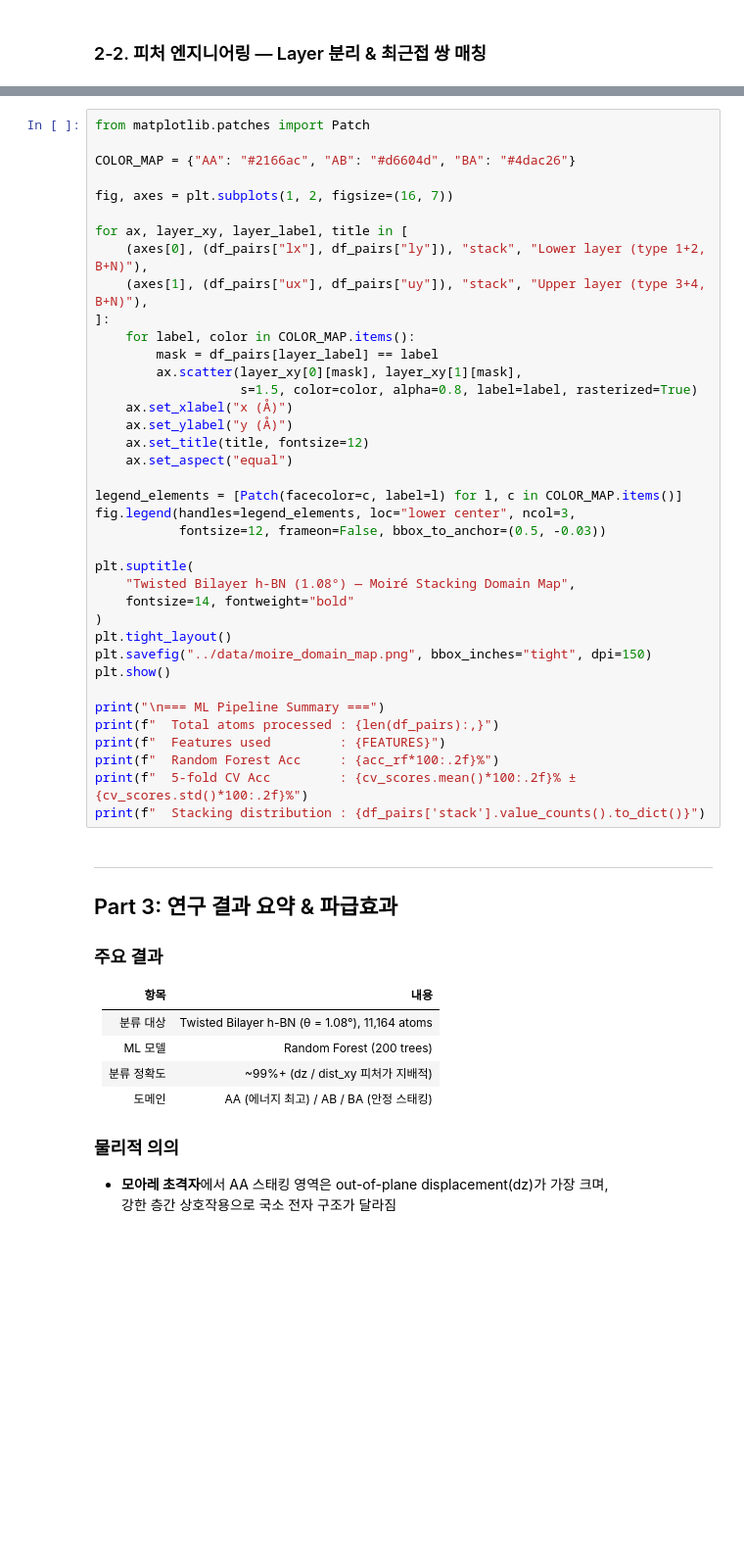
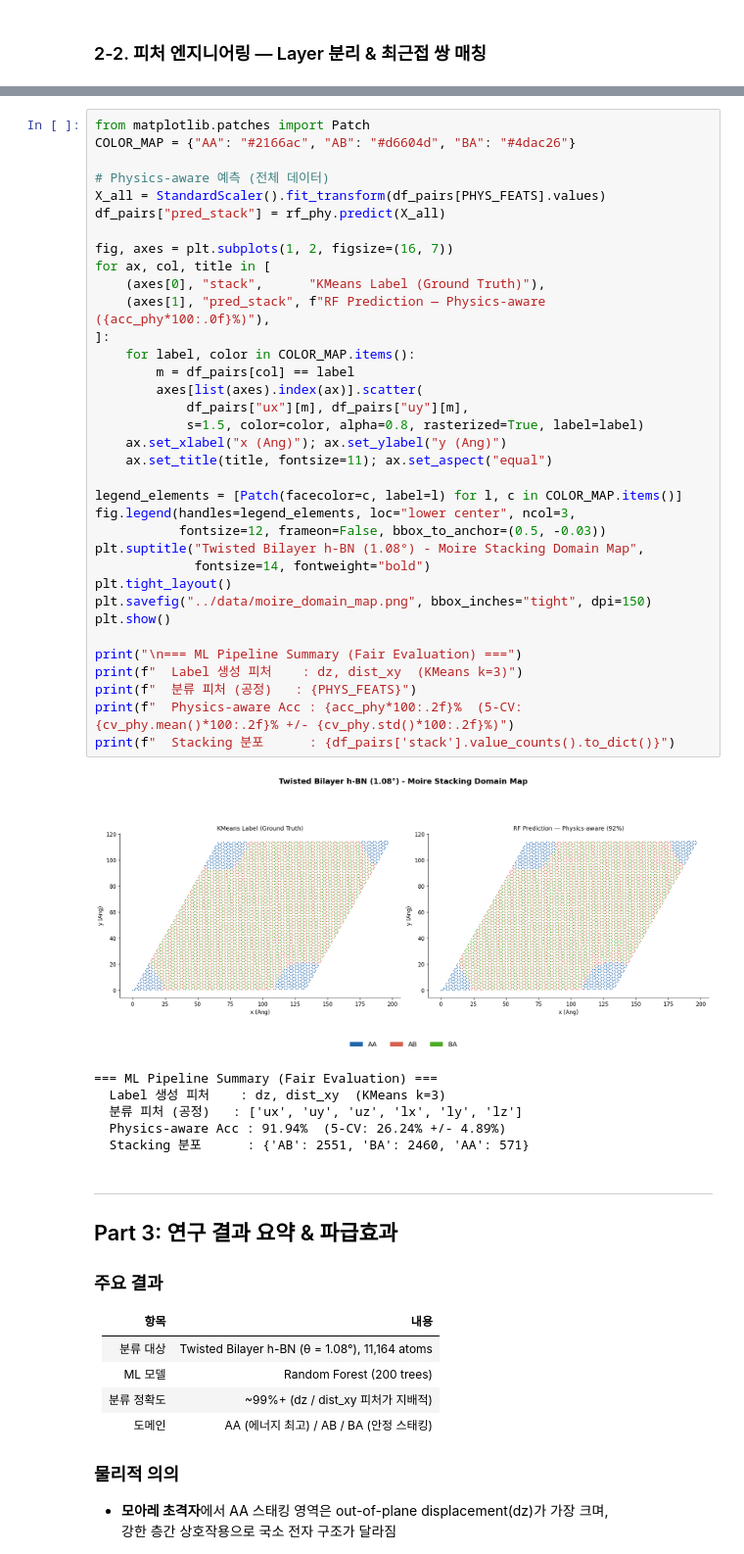
Before and after one commit to Chankyu99/2024_UOS_Physics, a Jupyter notebook: notebooks/2024_고체물리인턴_포폴용.ipynb, the cells around one changed output, grey strips where cells are left out. Shown at 98% size. Saved outputs shown, nothing was run; the diff lists cells and outputs as text; blank space fills up the shorter version.

```diff
--- a/notebooks/2024_고체물리인턴_포폴용.ipynb
+++ b/notebooks/2024_고체물리인턴_포폴용.ipynb
@@ -374,41 +497,45 @@ plt.show()
 # %%
 from matplotlib.patches import Patch
-
 COLOR_MAP = {"AA": "#2166ac", "AB": "#d6604d", "BA": "#4dac26"}
 
+# Physics-aware 예측 (전체 데이터)
+X_all = StandardScaler().fit_transform(df_pairs[PHYS_FEATS].values)
+df_pairs["pred_stack"] = rf_phy.predict(X_all)
+
 fig, axes = plt.subplots(1, 2, figsize=(16, 7))
-
-for ax, layer_xy, layer_label, title in [
-    (axes[0], (df_pairs["lx"], df_pairs["ly"]), "stack", "Lower layer (type 1+2, B+N)"),
-    (axes[1], (df_pairs["ux"], df_pairs["uy"]), "stack", "Upper layer (type 3+4, B+N)"),
+for ax, col, title in [
+    (axes[0], "stack",      "KMeans Label (Ground Truth)"),
+    (axes[1], "pred_stack", f"RF Prediction — Physics-aware ({acc_phy*100:.0f}%)"),
 ]:
     for label, color in COLOR_MAP.items():
-        mask = df_pairs[layer_label] == label
-        ax.scatter(layer_xy[0][mask], layer_xy[1][mask],
-                   s=1.5, color=color, alpha=0.8, label=label, rasterized=True)
-    ax.set_xlabel("x (Å)")
-    ax.set_ylabel("y (Å)")
-    ax.set_title(title, fontsize=12)
-    ax.set_aspect("equal")
+        m = df_pairs[col] == label
+        axes[list(axes).index(ax)].scatter(
+            df_pairs["ux"][m], df_pairs["uy"][m],
+            s=1.5, color=color, alpha=0.8, rasterized=True, label=label)
+    ax.set_xlabel("x (Ang)"); ax.set_ylabel("y (Ang)")
+    ax.set_title(title, fontsize=11); ax.set_aspect("equal")
 
 legend_elements = [Patch(facecolor=c, label=l) for l, c in COLOR_MAP.items()]
 fig.legend(handles=legend_elements, loc="lower center", ncol=3,
            fontsize=12, frameon=False, bbox_to_anchor=(0.5, -0.03))
-
-plt.suptitle(
-    "Twisted Bilayer h-BN (1.08°) — Moiré Stacking Domain Map",
-    fontsize=14, fontweight="bold"
-)
+plt.suptitle("Twisted Bilayer h-BN (1.08°) - Moire Stacking Domain Map",
+             fontsize=14, fontweight="bold")
 plt.tight_layout()
 plt.savefig("../data/moire_domain_map.png", bbox_inches="tight", dpi=150)
 plt.show()
 
-print("\n=== ML Pipeline Summary ===")
-print(f"  Total atoms processed : {len(df_pairs):,}")
-print(f"  Features used         : {FEATURES}")
-print(f"  Random Forest Acc     : {acc_rf*100:.2f}%")
-print(f"  5-fold CV Acc         : {cv_scores.mean()*100:.2f}% ± {cv_scores.std()*100:.2f}%")
-print(f"  Stacking distribution : {df_pairs['stack'].value_counts().to_dict()}")
+print("\n=== ML Pipeline Summary (Fair Evaluation) ===")
+print(f"  Label 생성 피처    : dz, dist_xy  (KMeans k=3)")
+print(f"  분류 피처 (공정)   : {PHYS_FEATS}")
+print(f"  Physics-aware Acc : {acc_phy*100:.2f}%  (5-CV: {cv_phy.mean()*100:.2f}% +/- {cv_phy.std()*100:.2f}%)")
+print(f"  Stacking 분포      : {df_pairs['stack'].value_counts().to_dict()}")
+# %% [output]
+[figure, added]
+=== ML Pipeline Summary (Fair Evaluation) ===
+  Label 생성 피처    : dz, dist_xy  (KMeans k=3)
+  분류 피처 (공정)   : ['ux', 'uy', 'uz', 'lx', 'ly', 'lz']
+  Physics-aware Acc : 91.94%  (5-CV: 26.24% +/- 4.89%)
+  Stacking 분포      : {'AB': 2551, 'BA': 2460, 'AA': 571}
 # %% [markdown]
 ---
 ## Part 3: 연구 결과 요약 & 파급효과
```
Also changed, not shown: parts of 16 cells of this notebook, 3 other files.
